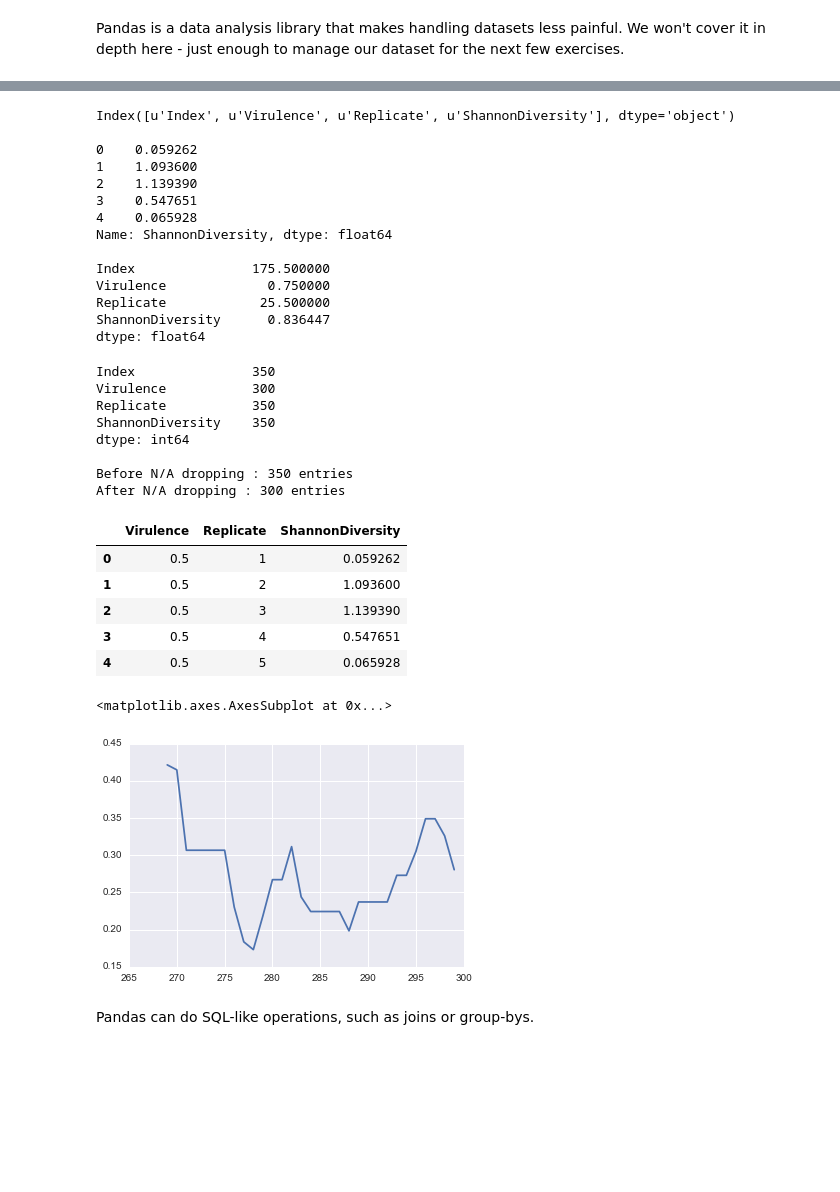
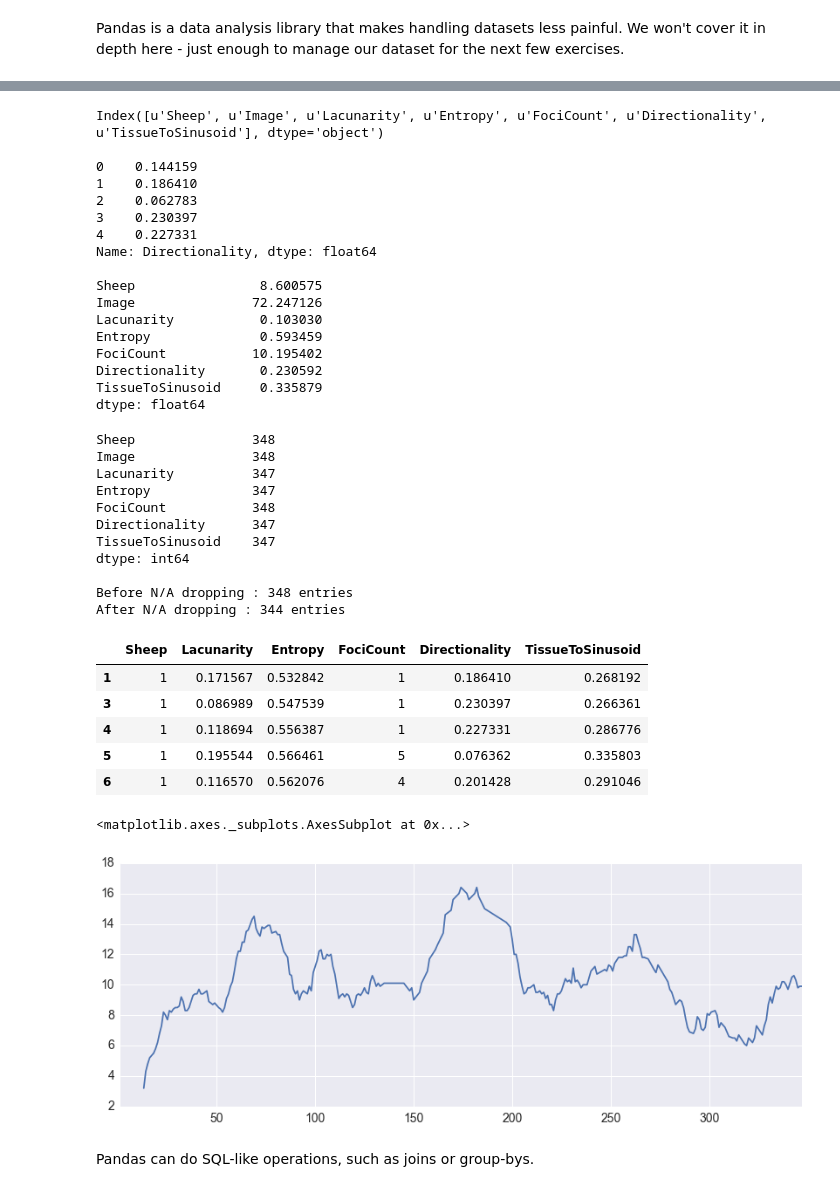
Before and after one commit to QCaudron/Python-Workshop, a Jupyter notebook: 2.Stack.ipynb, the cells around one changed output, grey strips where cells are left out. Cells and saved outputs as stored; diff of their text form; code cells hidden in the pictures; blank space fills up the shorter version.

```diff
--- a/2.Stack.ipynb
+++ b/2.Stack.ipynb
@@ -21,6 +9,7 @@ import matplotlib
 matplotlib.rcParams['figure.figsize'] = (14, 5)
 import seaborn
 %matplotlib inline
+seaborn.set_style("darkgrid")
 # %% [markdown]
 **Quick note** : this section will go fairly slowly on Numpy, and will speed up for Scipy and Matplotlib. This is to give you an idea of how things are done - just a feel for the language and syntax. Beyond that, your applications may be very different from mine, and by far the best thing to do then is to Google whatever you'd like to do. For Voronoi tessellations, for example, looking up *voronoi tessellation python* will give you the function `scipy.spatial.Voronoi`, along with examples on how to use it.
 # %% [markdown]
@@ -270,6 +264,6 @@ Pandas is a data analysis library that makes handling datasets less painful. We
 import pandas as pd
 
 # Read a CSV file, show the first few rows
-data = pd.read_csv("parasite_data.csv")
+data = pd.read_csv("sheep.csv")
 data.head()
 # %% [output]
@@ -285,24 +279,27 @@ print data.columns, "\n"
 
 # We can access columns by their name directly with a . in between
 # Here, we can also use data["ShannonDiversity"][:5], dict-style
-print data.ShannonDiversity[:5], "\n"
+print data.Directionality[:5], "\n"
 
 # Mean of each column
 print data.mean()
 # %% [output]
-Index([u'Index', u'Virulence', u'Replicate', u'ShannonDiversity'], dtype='object')
+Index([u'Sheep', u'Image', u'Lacunarity', u'Entropy', u'FociCount', u'Directionality', u'TissueToSinusoid'], dtype='object')
 
-0    0.059262
-1    1.093600
-2    1.139390
-3    0.547651
-4    0.065928
-Name: ShannonDiversity, dtype: float64
+0    0.144159
+1    0.186410
+2    0.062783
+3    0.230397
+4    0.227331
+Name: Directionality, dtype: float64
 
-Index               175.500000
-Virulence             0.750000
-Replicate            25.500000
-ShannonDiversity      0.836447
+Sheep                8.600575
+Image               72.247126
+Lacunarity           0.103030
+Entropy              0.593459
+FociCount           10.195402
+Directionality       0.230592
+TissueToSinusoid     0.335879
 dtype: float64
 # %%
 # How many entries are in the dataset ?
@@ -312,38 +309,41 @@ print data.count(), "\n"
 # Let's get rid of everything that contains an N/A
 print "Before N/A dropping : %d entries" % len(data)
 
-data = data.dropna(how="any") # how="all" - remove only if all the data is missing; can also specify col list
+data = data.dropna(how="any") # how="all" - remove only if all the data is missing
 print "After N/A dropping : %d entries" % len(data)
 # %% [output]
-Index               350
-Virulence           300
-Replicate           350
-ShannonDiversity    350
+Sheep               348
+Image               348
+Lacunarity          347
+Entropy             347
+FociCount           348
+Directionality      347
+TissueToSinusoid    347
 dtype: int64
 
-Before N/A dropping : 350 entries
-After N/A dropping : 300 entries
+Before N/A dropping : 348 entries
+After N/A dropping : 344 entries
 # %%
-# Let's also get rid of the index column, we don't really need it
-data = data.drop("Index", axis = 1)
+# Let's also get rid of the image ID column, we don't really need it
+data.drop("Image", axis=1, inplace=True)
 data.head(5)
 
 # Here, we specify that we're dropping a *column* ( along the axis = 1 )
 # %% [output]
-|  | Virulence | Replicate | ShannonDiversity |
-| 0 | 0.5 | 1 | 0.059262 |
-| 1 | 0.5 | 2 | 1.093600 |
-| 2 | 0.5 | 3 | 1.139390 |
-| 3 | 0.5 | 4 | 0.547651 |
-| 4 | 0.5 | 5 | 0.065928 |
+|  | Sheep | Lacunarity | Entropy | FociCount | Directionality | TissueToSinusoid |
+| 1 | 1 | 0.171567 | 0.532842 | 1 | 0.186410 | 0.268192 |
+| 3 | 1 | 0.086989 | 0.547539 | 1 | 0.230397 | 0.266361 |
+| 4 | 1 | 0.118694 | 0.556387 | 1 | 0.227331 | 0.286776 |
+| 5 | 1 | 0.195544 | 0.566461 | 5 | 0.076362 | 0.335803 |
+| 6 | 1 | 0.116570 | 0.562076 | 4 | 0.201428 | 0.291046 |
 # %%
-# Let's find the Shannon diversities of all rows there the Virulence is greater than 0.9...
-high_virulence_divs = data[data.Virulence > .9].ShannonDiversity
+# Let's grab the foci count in sheep with high directionality coefficients
+high_directionality = data[data.Directionality < 0.3].FociCount
 
 # and plot it a moving average over twenty points
-pd.rolling_mean(high_virulence_divs, 20).plot()
+pd.rolling_mean(high_directionality, 10).plot()
 # %% [output]
-<matplotlib.axes.AxesSubplot at 0x...>
+<matplotlib.axes._subplots.AxesSubplot at 0x...>
-[figure, old version]
+[figure, new version]
 # %% [markdown]
 Pandas can do SQL-like operations, such as joins or group-bys.
```
Also changed, not shown: parts of 32 cells of this notebook, 10 other files.
